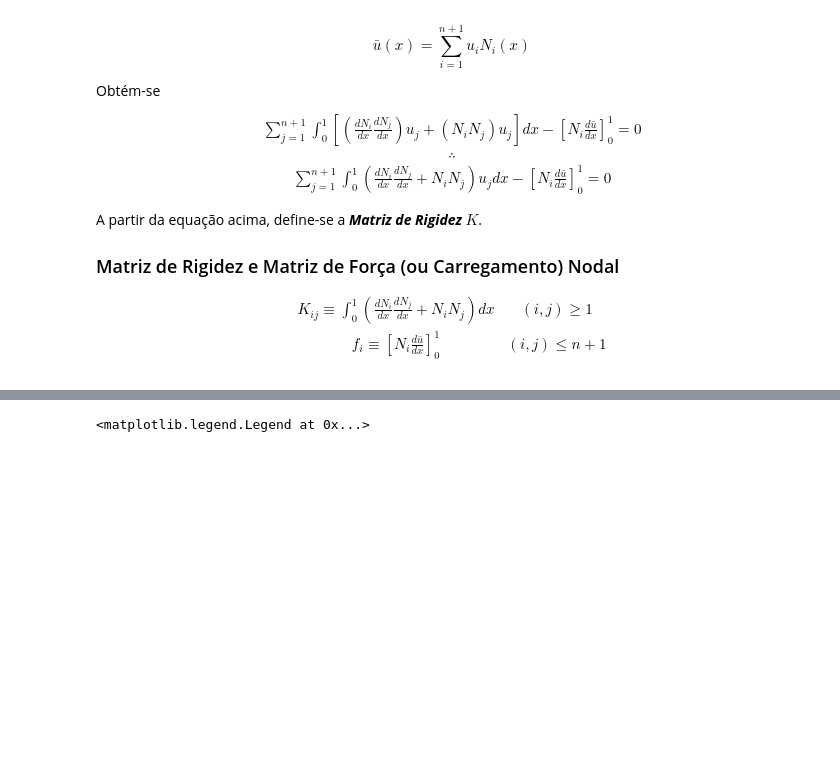
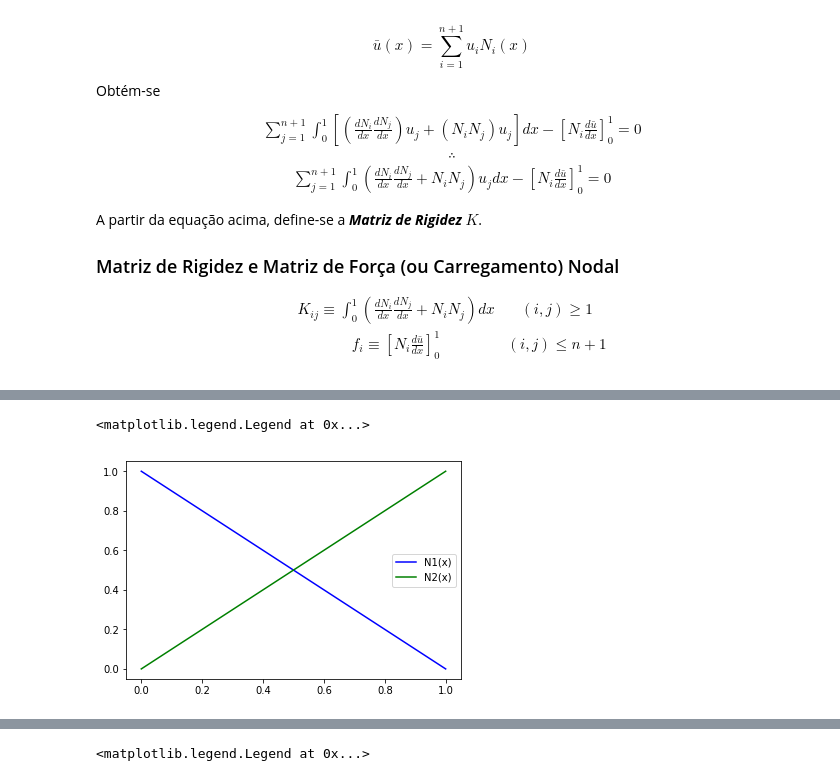
Before and after one commit to noedelima/Uff_MEFpy, a Jupyter notebook: MEFPY.ipynb, the cells around one changed output, grey strips where cells are left out. Saved outputs shown, nothing was run; the diff lists cells and outputs as text; code cells hidden in the pictures; blank space fills up the shorter version.

```diff
--- a/MEFPY.ipynb
+++ b/MEFPY.ipynb
@@ -509,0 +517,7 @@ A partir da equação acima, define-se a <b><i>Matriz de Rigidez</i></b> $K$.
+# %%
+fig=plt.figure(8)
+plt.plot(x,1-x,'b-',x,x,'g-')
+plt.legend(('N1(x)','N2(x)'))
+# %% [output]
+<matplotlib.legend.Legend at 0x...>
+[figure, added]
```
Also changed, not shown: parts of 5 cells of this notebook.
